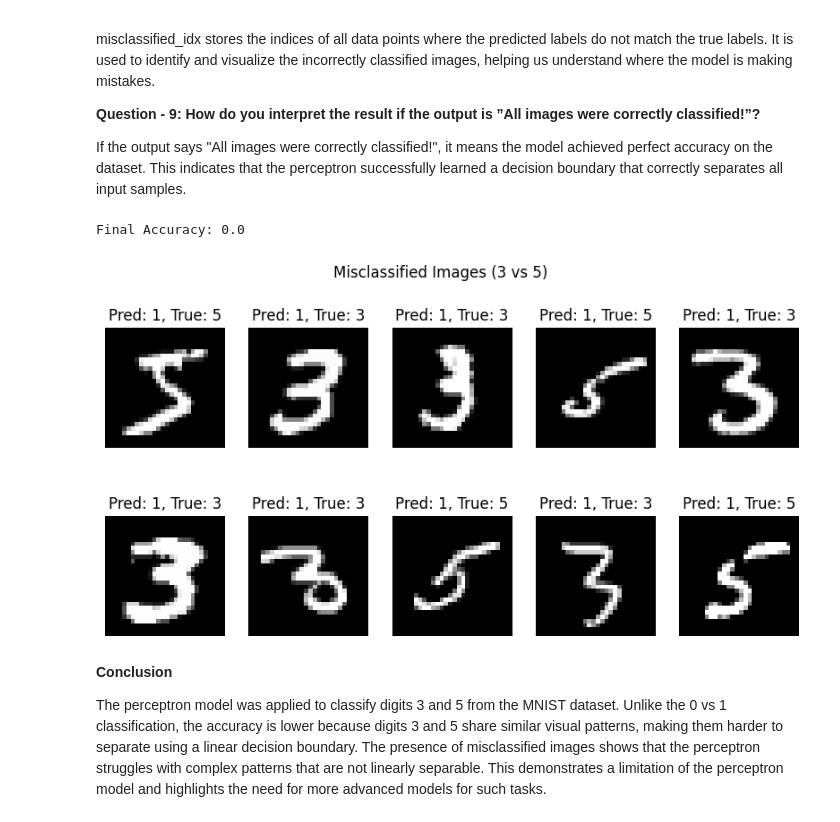
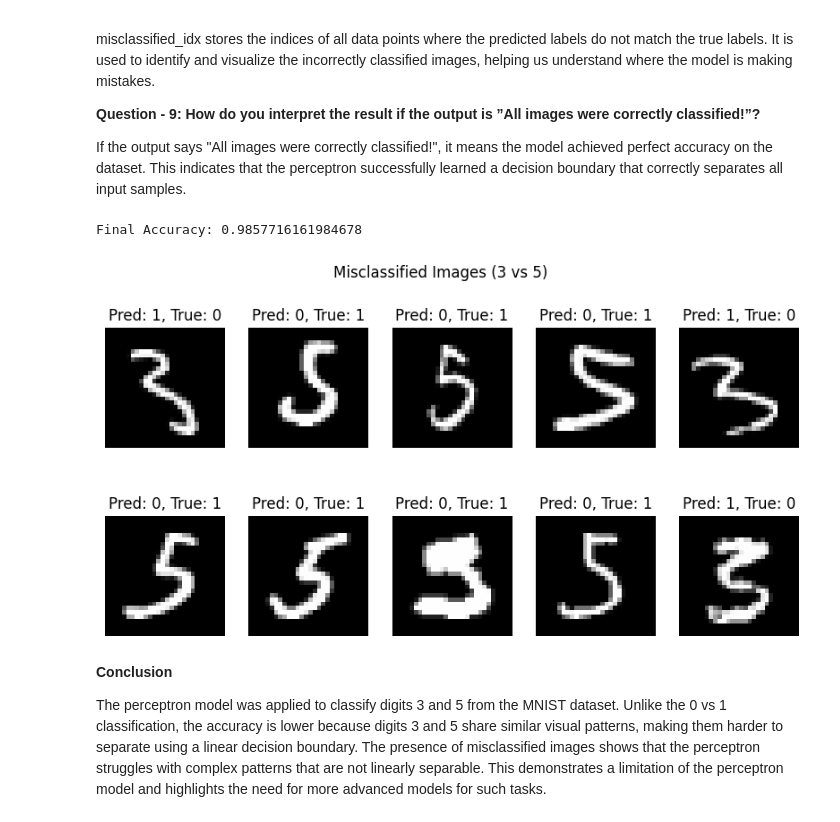
Before and after one commit to shreetushrestha/Shreetu-Shrestha_2417729_worksheet0, a Jupyter notebook: 2417729_Shreetu_Shrestha_W3.ipynb, the cells around one changed output. Saved outputs shown, nothing was run; the diff lists cells and outputs as text; code cells hidden in the pictures.

```diff
--- a/2417729_Shreetu_Shrestha_W3.ipynb
+++ b/2417729_Shreetu_Shrestha_W3.ipynb
@@ -200,6 +206,8 @@ df_3_5 = pd.read_csv("/content/mnist_3_and_5.csv")
 X = df_3_5.drop(columns=["label"]).values
 y = df_3_5["label"].values
 
+# FIX HERE
+y = np.where(y == 3, 0, 1)
 # Initialize
 weights = np.zeros(X.shape[1])
 bias = 0
@@ -213,6 +221,7 @@ def decision_function(X, weights, bias):
 
 # Training function
 def train_perceptron(X, y, weights, bias, learning_rate=0.1, epochs=100):
+
     for epoch in range(epochs):
         correct = 0
 
@@ -220,44 +229,47 @@ def train_perceptron(X, y, weights, bias, learning_rate=0.1, epochs=100):
             output = np.dot(X[i], weights) + bias
             y_pred = 1 if output >= 0 else 0
 
-            if y_pred != y[i]:
-                weights = weights + learning_rate * y[i] * X[i]
-                bias = bias + learning_rate * y[i]
-            else:
+            error = y[i] - y_pred
+
+            # Update weights properly
+            weights = weights + learning_rate * error * X[i]
+            bias = bias + learning_rate * error
+
+            if error == 0:
                 correct += 1
 
         accuracy = correct / len(X)
 
     return weights, bias, accuracy
 
 # Train model
 weights, bias, accuracy = train_perceptron(X, y, weights, bias)
 
 print("Final Accuracy:", accuracy)
 
 # Predictions
 predictions = np.dot(X, weights) + bias
 y_pred = np.where(predictions >= 0, 1, 0)
 
 # Misclassified indices
 misclassified_idx = np.where(y_pred != y)[0]
 
 # Visualization
 if len(misclassified_idx) > 0:
     fig, axes = plt.subplots(2, 5, figsize=(10, 5))
 
     for ax, idx in zip(axes.flat, misclassified_idx[:10]):
         ax.imshow(X[idx].reshape(28, 28), cmap="gray")
         ax.set_title(f"Pred: {y_pred[idx]}, True: {y[idx]}")
         ax.axis("off")
 
     plt.suptitle("Misclassified Images (3 vs 5)")
     plt.show()
 else:
     print("All images were correctly classified!")
 # %% [output]
-Final Accuracy: 0.0
+Final Accuracy: 0.9857716161984678
-[figure, old version]
+[figure, new version]
 # %% [markdown]
 **Conclusion**
 
```
Also changed, not shown: parts of 1 cell of this notebook, 2 other files.
